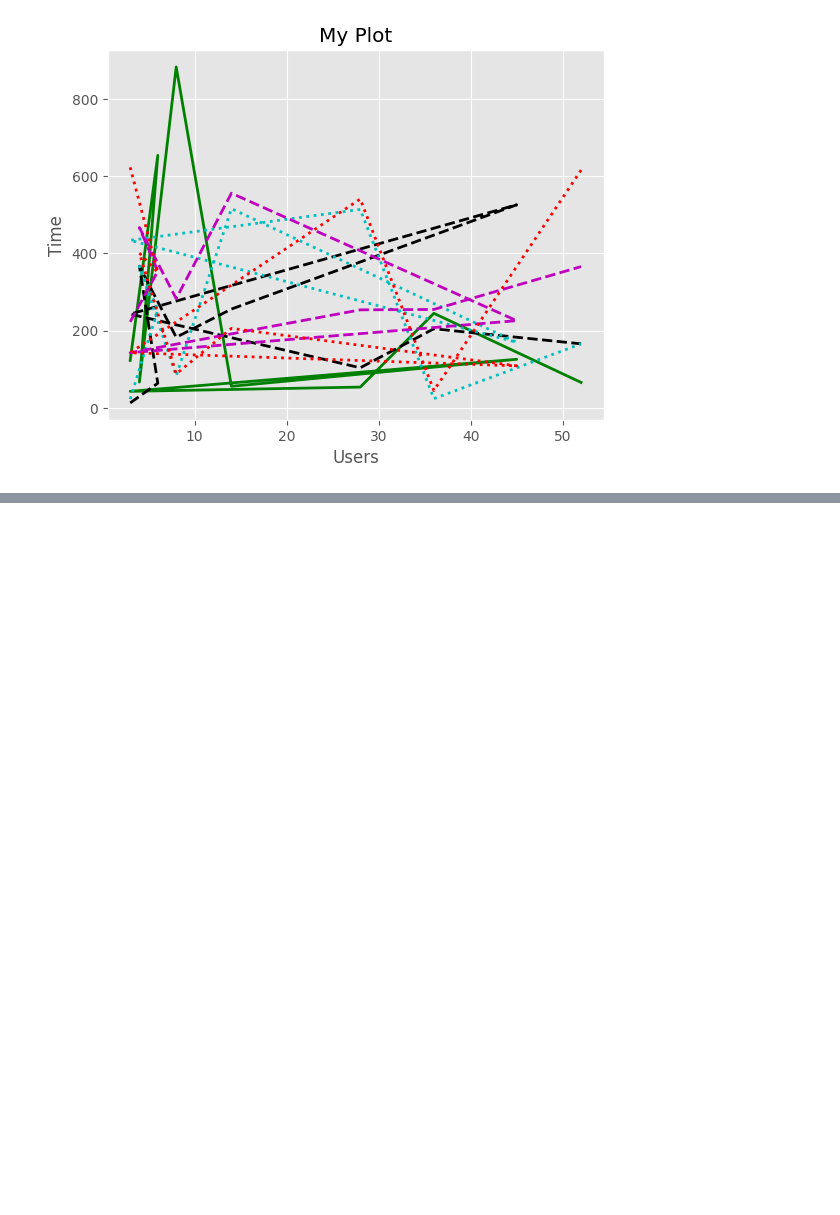
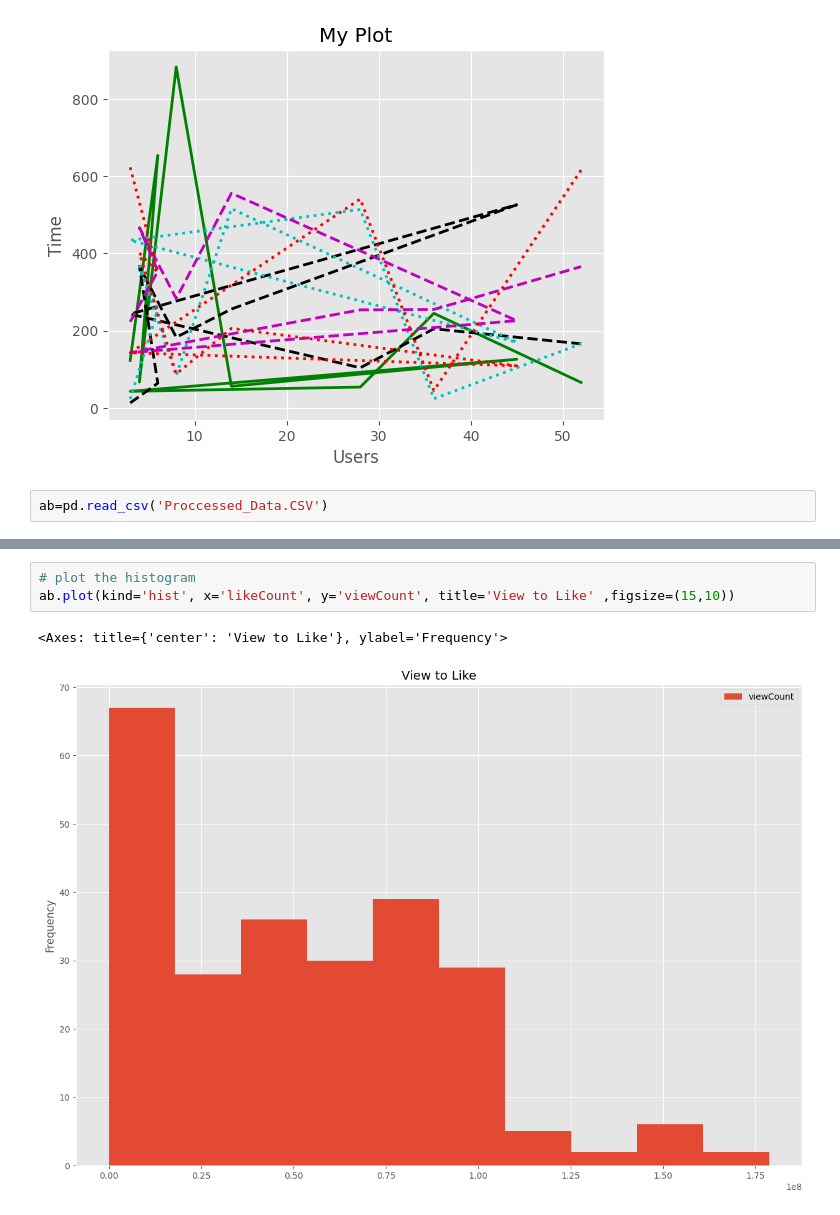
Before and after one commit to Eddie-hanson/Tutorials, a Jupyter notebook: Data_Visualization.ipynb, the cells around one changed output, grey strips where cells are left out. Drawn from its saved outputs; the diff is of its cells as text; blank space fills up the shorter version.

Commit message:
Data visualization

```diff
--- a/Data_Visualization.ipynb
+++ b/Data_Visualization.ipynb
@@ -83,3 +87,5 @@ plt.title('My Plot')
 # %% [output]
 Text(0.5, 1.0, 'My Plot')
 [figure]
+# %%
+ab=pd.read_csv('Proccessed_Data.CSV')
@@ -85,0 +109,6 @@ Text(0.5, 1.0, 'My Plot')
+# %%
+# plot the histogram
+ab.plot(kind='hist', x='likeCount', y='viewCount', title='View to Like' ,figsize=(15,10))
+# %% [output]
+<Axes: title={'center': 'View to Like'}, ylabel='Frequency'>
+[figure, added]
```
Also changed, not shown: parts of 12 cells of this notebook, 3 other files.
